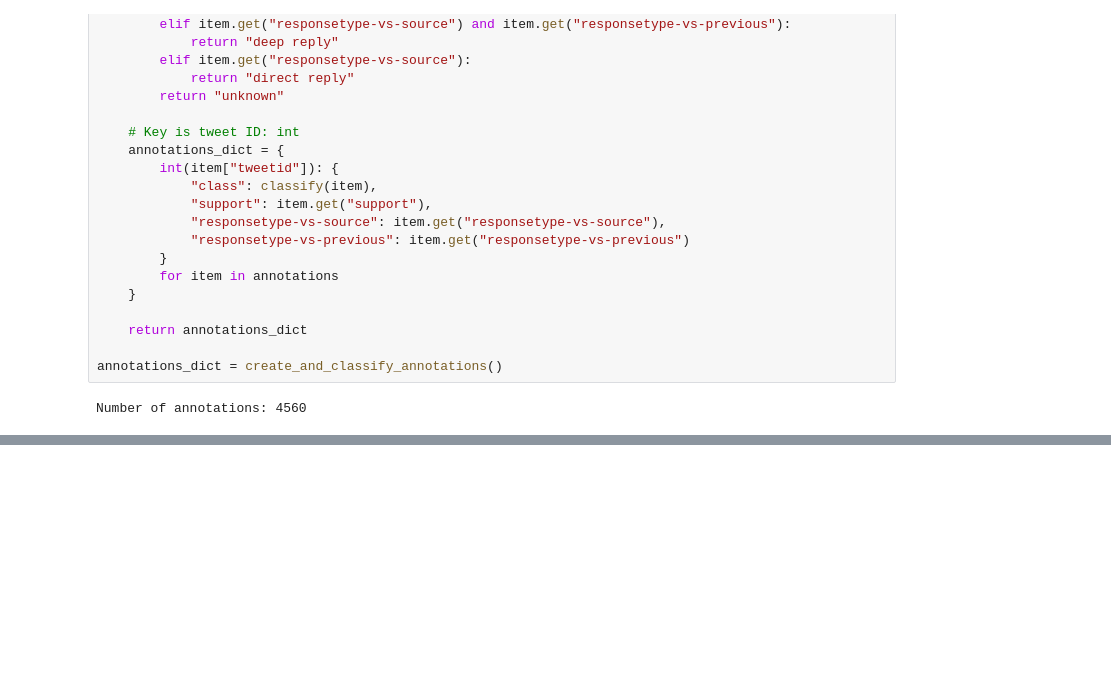
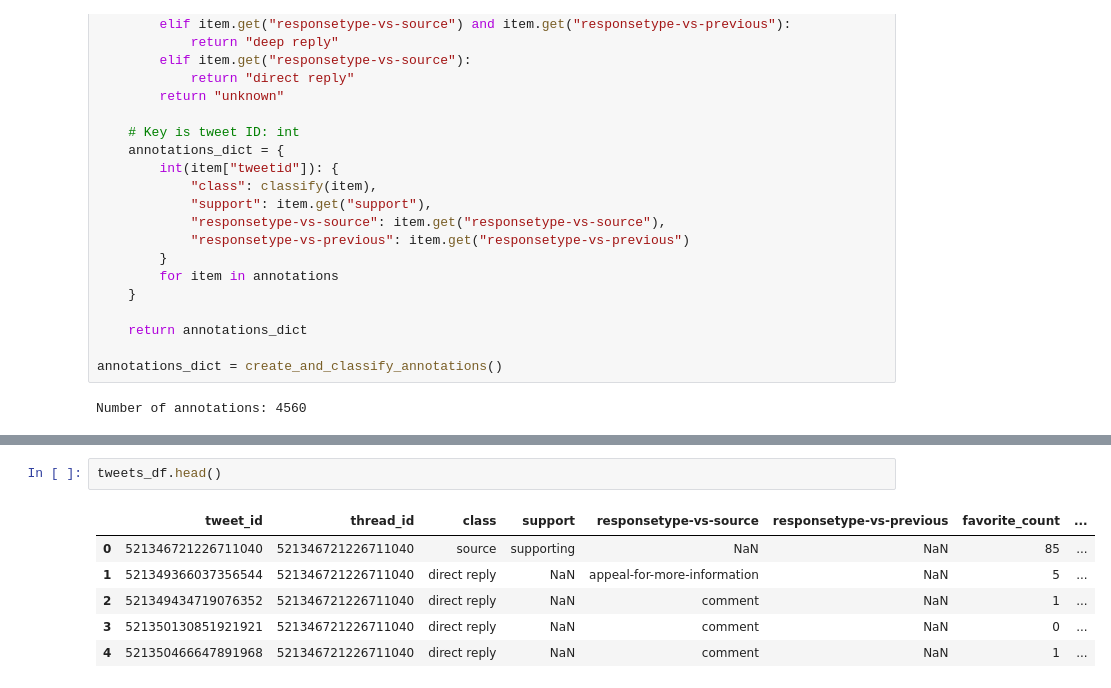
Before and after one commit to egeorg02/RumourDetection, a Jupyter notebook: preprocess_pheme.ipynb, the cells around one changed output, grey strips where cells are left out. Drawn from its saved outputs; the diff is of its cells as text; blank space fills up the shorter version.

```diff
--- a/preprocess_pheme.ipynb
+++ b/preprocess_pheme.ipynb
@@ -154,0 +182,9 @@ Total tweets: 180
+# %%
+tweets_df.head()
+# %% [output]
+|  | tweet_id | thread_id | class | support | responsetype-vs-source | responsetype-vs-previous | favorite_count | ... |
+| 0 | 521346721226711040 | 521346721226711040 | source | supporting | NaN | NaN | 85 | ... |
+| 1 | 521349366037356544 | 521346721226711040 | direct reply | NaN | appeal-for-more-information | NaN | 5 | ... |
+| 2 | 521349434719076352 | 521346721226711040 | direct reply | NaN | comment | NaN | 1 | ... |
+| 3 | 521350130851921921 | 521346721226711040 | direct reply | NaN | comment | NaN | 0 | ... |
+| 4 | 521350466647891968 | 521346721226711040 | direct reply | NaN | comment | NaN | 1 | ... |
```
Also changed, not shown: parts of 5 cells of this notebook, 3 other files.
